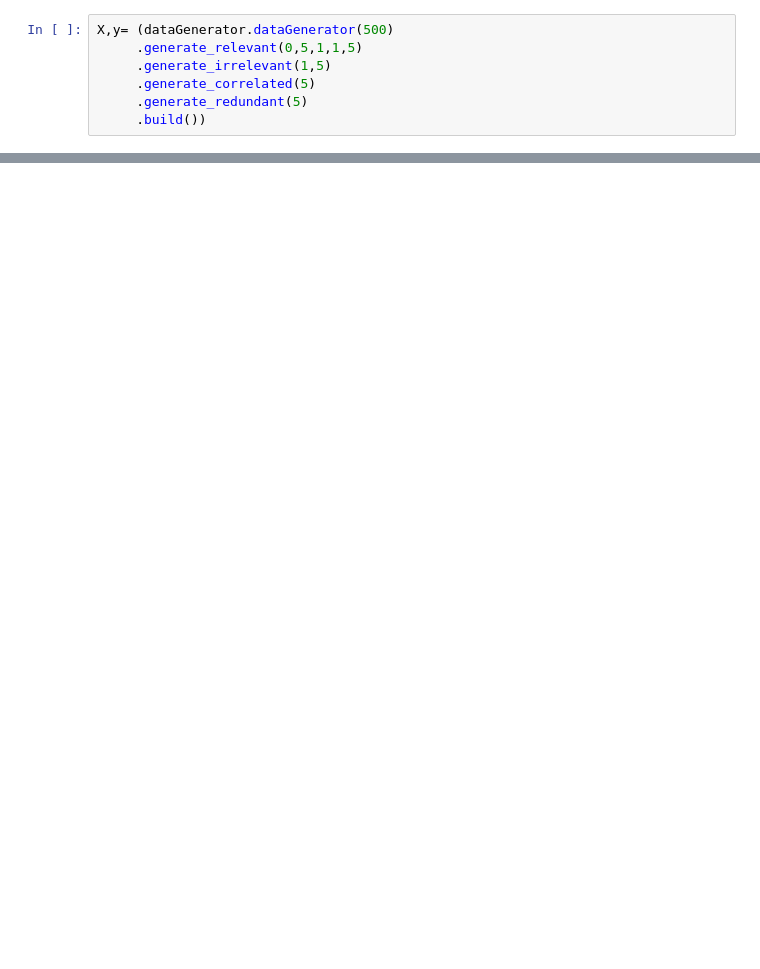
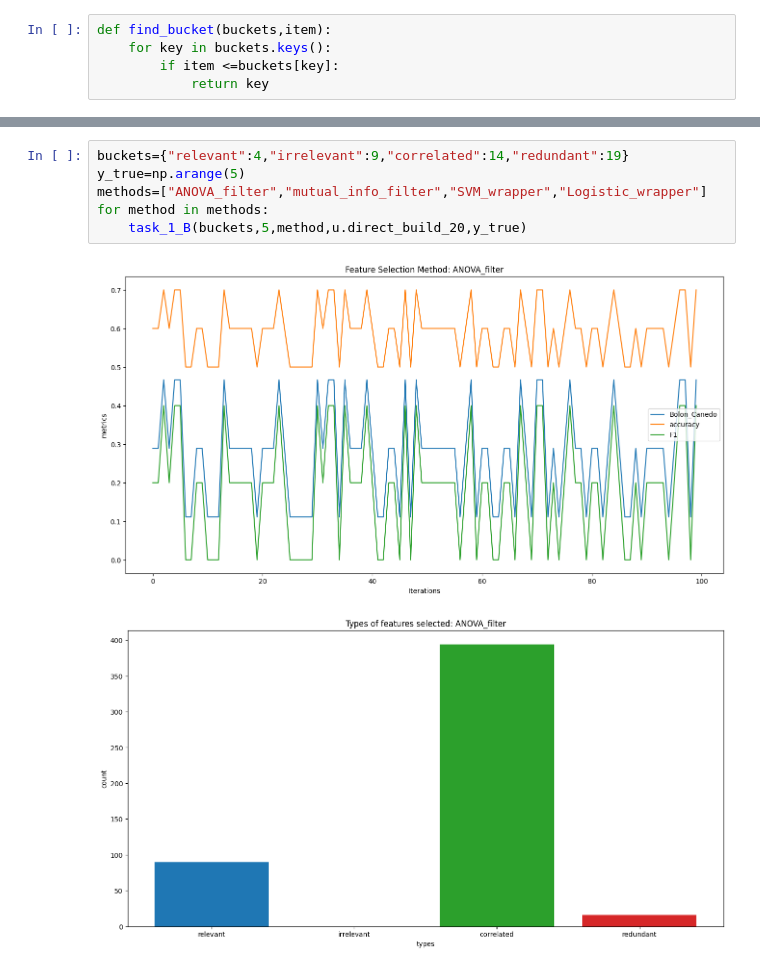
Before and after one commit to PioRow/DVaE, a Jupyter notebook: dev.ipynb, the cells around one changed output, grey strips where cells are left out. Cells and saved outputs as stored; diff of their text form; blank space fills up the shorter version.

Commit message:
task one almost done

```diff
--- a/dev.ipynb
+++ b/dev.ipynb
@@ -18,7 +20,5 @@ importlib.reload(dataGenerator)
-# %%
-X,y= (dataGenerator.dataGenerator(500)
-     .generate_relevant(0,5,1,1,5)
-     .generate_irrelevant(1,5)
-     .generate_correlated(5)
-     .generate_redundant(5)
-     .build())
+# %%
+def find_bucket(buckets,item):
+    for key in buckets.keys():
+        if item <=buckets[key]:
+            return key
@@ -28,0 +72,9 @@ array([12, 14, 13, 16,  2])
+# %%
+buckets={"relevant":4,"irrelevant":9,"correlated":14,"redundant":19}
+y_true=np.arange(5)
+methods=["ANOVA_filter","mutual_info_filter","SVM_wrapper","Logistic_wrapper"]
+for method in methods:
+    task_1_B(buckets,5,method,u.direct_build_20,y_true)
+# %% [output]
+[figure, added]
+[figure, added]
```
Also changed, not shown: parts of 6 cells of this notebook, 3 other files.
